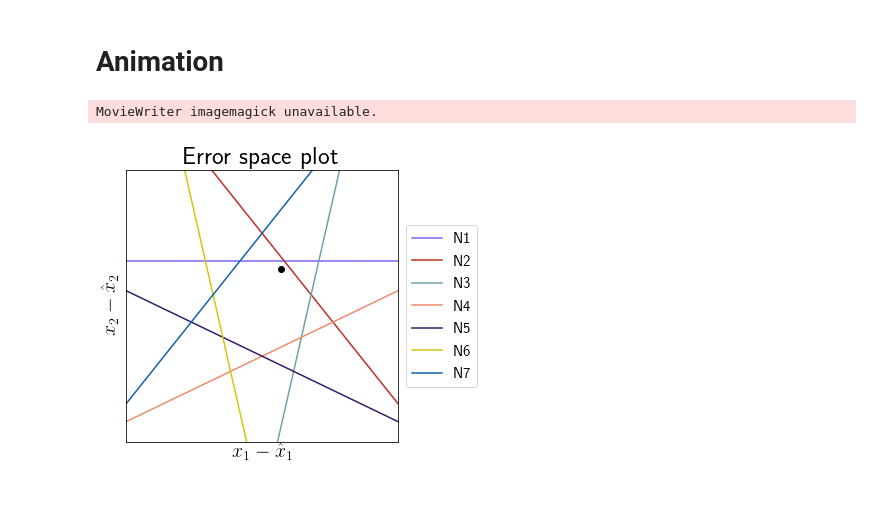
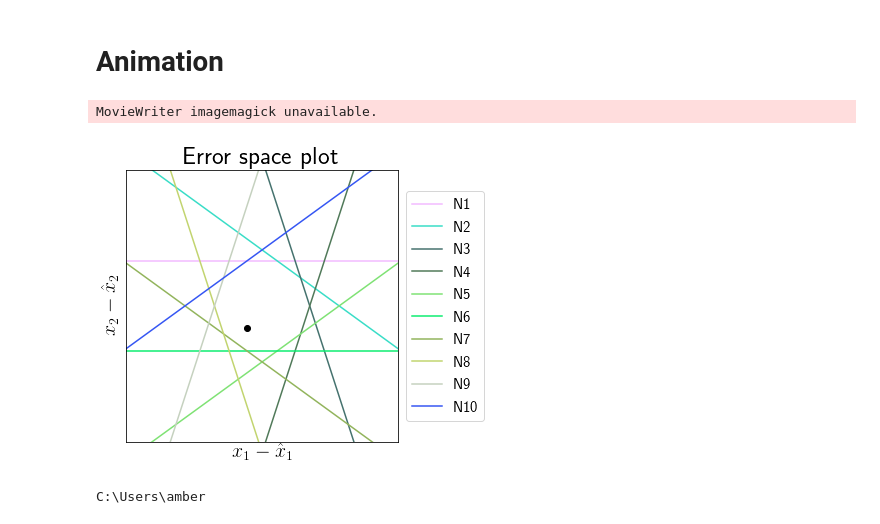
Before and after one commit to ABra1993/LisbonLab, a Jupyter notebook: CSM_multidimensional.ipynb, the cells around one changed output. Drawn from its saved outputs; the diff is of its cells as text; code cells hidden in the pictures.

```diff
--- a/CSM_multidimensional.ipynb
+++ b/CSM_multidimensional.ipynb
@@ -253,7 +253,7 @@ def plot_N(color):
     pl.xlabel('time')
 # %%
 # Run simulation and plot results for given parameters
-N = 7                                                    # number of neurons
+N = 10                                                    # number of neurons
 d = 2                                                    # number of dimensions of signal input
 iterations = 4000                                        # number of time steps
 dt = 0.1                                                 # step size
@@ -383,6 +383,9 @@ def bounding_box_animation(filename='BB.gif', arrow=0, interval=500):
     fig = pl.figure(figsize = (5,5))
     pl.axis('square')
     axes = fig.add_subplot(111)
+
+    # file
+    file = 'C:/Users/amber/MachensLab/error_space(t)_gif/' + filename + '.gif'
 
     # compute representation error over time
     start = 100
@@ -403,32 +406,37 @@ def bounding_box_animation(filename='BB.gif', arrow=0, interval=500):
             yield error_x1_pos, error_x2_pos
 
     # plot boundary box
     x1 = np.linspace(-10, 10, 2)
     x2 = np.zeros(2)
     for i in range(1, N + 1):
         for j in range(2):
             x2[j] = (T[i - 1] - x1[j] * D[i - 1, 0]) / D[i - 1, 1]
         pl.plot(x1, x2, label="N%i" %i, color=color[i - 1]/255)
     pl.yticks([])
     pl.xticks([])
     pl.xlim(-1.5, 1.5)
     pl.ylim(-1.5, 1.5)
     pl.xlabel('$x_{1} - \hat{x}_{1}$', fontsize=20)
     pl.ylabel('$x_{2} - \hat{x}_{2}$', fontsize=20)
     pl.title('Error space plot', fontsize=25)
     pl.legend(loc='center left', bbox_to_anchor=(1, 0.5), fontsize=15, markerscale=1)
 
     # plot weights as arrows
     if arrow == 1:
         for i in range(1, N + 1):
                 arrow = pl.arrow(0, 0, D[i - 1, 0], D[i - 1, 1], color=color[i - 1][:]/255, head_width=0.1)
 
     # runs animation
     ani = animation.FuncAnimation(fig, ani, frames=frames, interval=interval)
-    ani.save(filename + '.gif', writer='imagemagick') # save as .gif
+    ani.save(file, writer='imagemagick') # save as .gif
     pl.show()
 
 bounding_box_animation('D2_N10')
 # %% [output]
 MovieWriter imagemagick unavailable.
-[figure, old version]
+[figure, new version]
+# %%
+path = os.getcwd()
+print(path)
+# %% [output]
+C:\Users\amber
```
Also changed, not shown: parts of 2 cells of this notebook, 2 other files.
